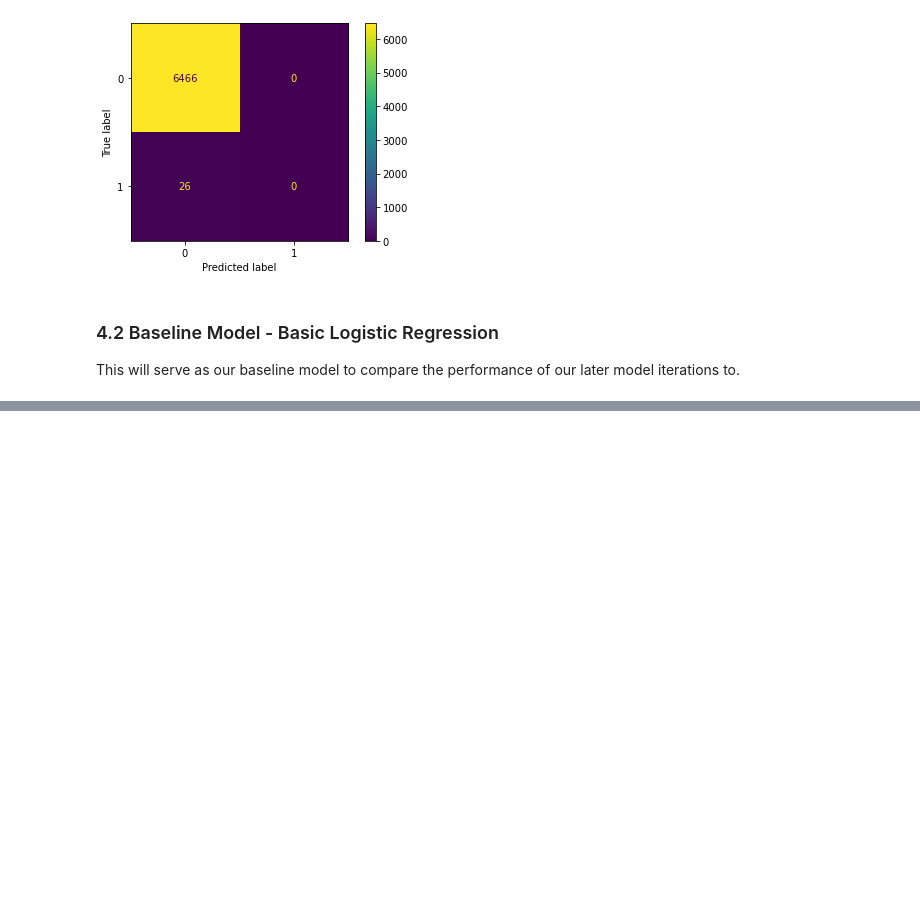
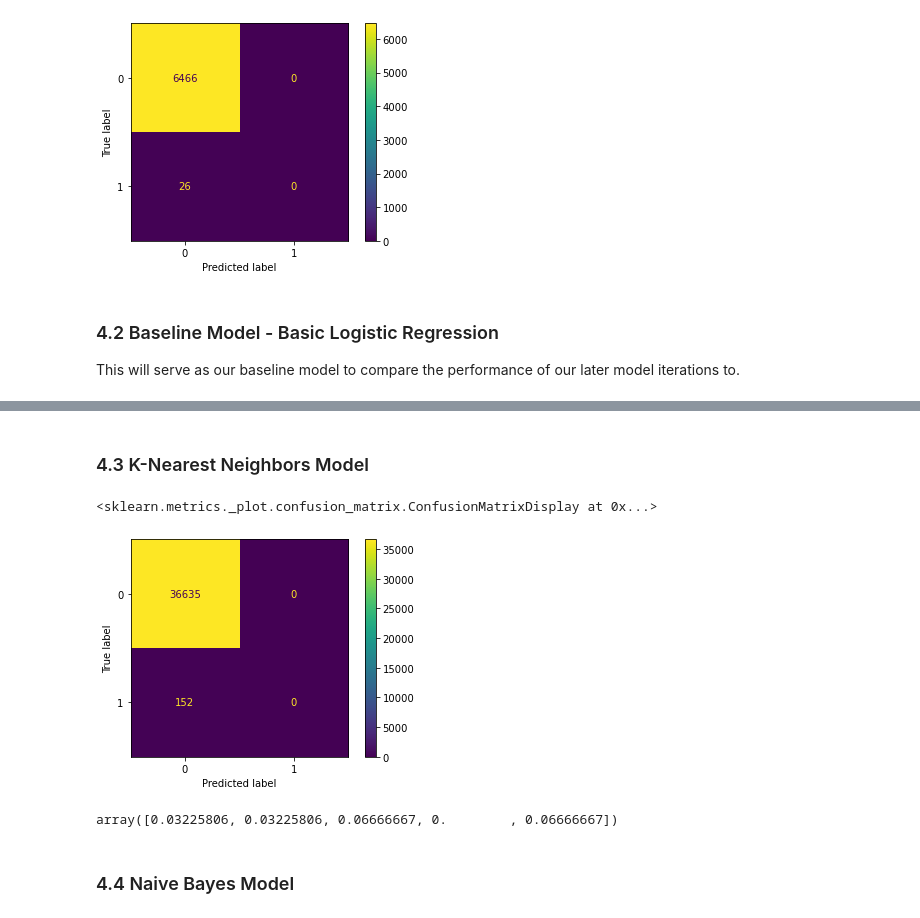
Before and after one commit to AidanStack/Cycling_Classification_Project, a Jupyter notebook: Aidan/Aidan's Notebook.ipynb, the cells around one changed output, grey strips where cells are left out. Cells and saved outputs as stored; diff of their text form; code cells hidden in the pictures; blank space fills up the shorter version.

```diff
--- a/Aidan/Aidan's Notebook.ipynb
+++ b/Aidan/Aidan's Notebook.ipynb
@@ -780,0 +589,27 @@ KeyError: "['Borough'] not found in axis"
+# %% [markdown]
+### 4.3 K-Nearest Neighbors Model
+# %%
+clf_3 = KNeighborsClassifier()
+clf_3.fit(X_train_encoded, y_train)
+cross_val_score
+# %% [output]
+<sklearn.metrics._plot.confusion_matrix.ConfusionMatrixDisplay at 0x...>
+[figure, added]
+# %%
+pg3 = {'n_neighbors': [1, 2, 3, 5],
+       'weights': ['uniform', 'distance'],
+       'leaf_size': [ 50, 40, 30, 20]}
+
+# The grid search is commented out to reduce notebook runtime, best parameters are input into tuned_knn
+
+# knn = GridSearchCV(clf_3, pg3, cv=5, scoring='accuracy')
+# knn.fit(X_train_encoded, y_train)
+
+tuned_knn = KNeighborsClassifier(n_neighbors = 1, leaf_size=5, weights='distance')
+tuned_knn.fit(X_train_encoded, y_train)
+
+cross_val_score(tuned_knn, X_train_encoded, y_train, scoring='recall')
+# %% [output]
+array([0.03225806, 0.03225806, 0.06666667, 0.        , 0.06666667])
+# %% [markdown]
+### 4.4 Naive Bayes Model
```
Also changed, not shown: parts of 37 cells of this notebook.
